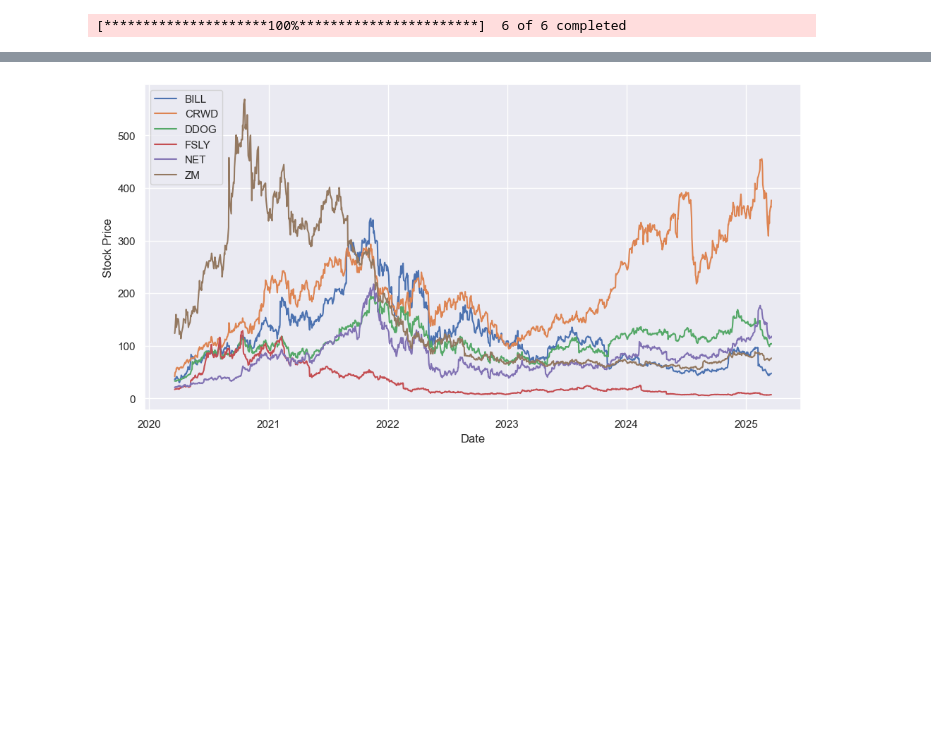
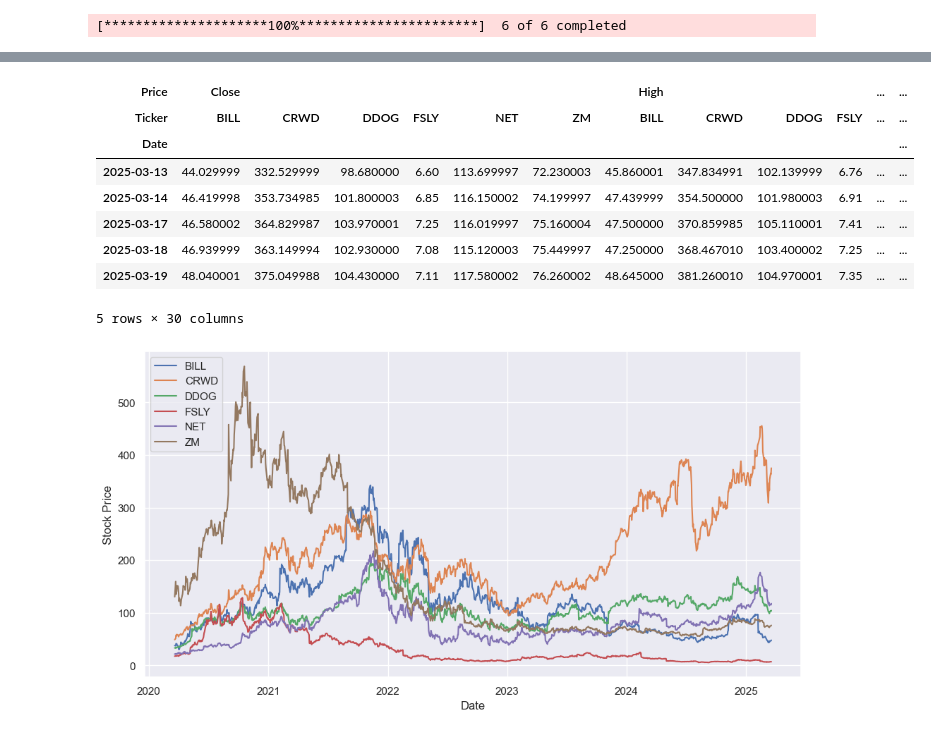
Before and after one commit to msicrow/SaaS-Stock-Prediction, a Jupyter notebook: EDA.ipynb, the cells around one changed output, grey strips where cells are left out. Drawn from its saved outputs; the diff is of its cells as text; code cells hidden in the pictures; blank space fills up the shorter version.

```diff
--- a/EDA.ipynb
+++ b/EDA.ipynb
@@ -24,4 +24,16 @@ historical_data.head()
 5 rows × 30 columns
+# %%
+historical_data.tail()
+# %% [output]
+| Price | Close |  |  |  |  |  | High |  |  |  | ... | ... |
+| Ticker | BILL | CRWD | DDOG | FSLY | NET | ZM | BILL | CRWD | DDOG | FSLY | ... | ... |
+| Date |  |  |  |  |  |  |  |  |  |  |  | ... |
+| 2025-03-13 | 44.029999 | 332.529999 | 98.680000 | 6.60 | 113.699997 | 72.230003 | 45.860001 | 347.834991 | 102.139999 | 6.76 | ... | ... |
+| 2025-03-14 | 46.419998 | 353.734985 | 101.800003 | 6.85 | 116.150002 | 74.199997 | 47.439999 | 354.500000 | 101.980003 | 6.91 | ... | ... |
+| 2025-03-17 | 46.580002 | 364.829987 | 103.970001 | 7.25 | 116.019997 | 75.160004 | 47.500000 | 370.859985 | 105.110001 | 7.41 | ... | ... |
+| 2025-03-18 | 46.939999 | 363.149994 | 102.930000 | 7.08 | 115.120003 | 75.449997 | 47.250000 | 368.467010 | 103.400002 | 7.25 | ... | ... |
+| 2025-03-19 | 48.040001 | 375.049988 | 104.430000 | 7.11 | 117.580002 | 76.260002 | 48.645000 | 381.260010 | 104.970001 | 7.35 | ... | ... |
+5 rows × 30 columns
 # %%
 sns.set_theme()
 plt.figure(figsize=(12, 6))
```
Also changed, not shown: parts of 2 cells of this notebook.
